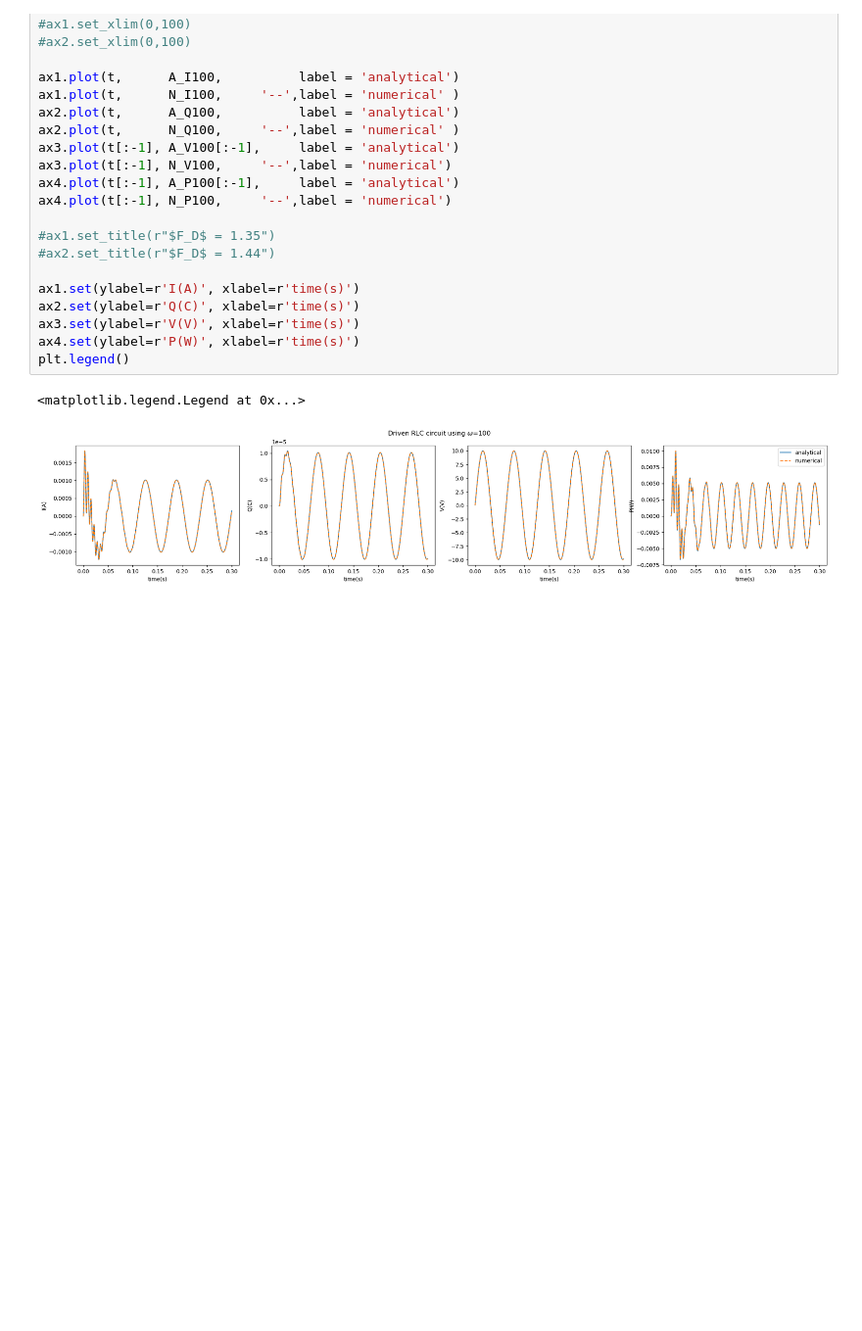
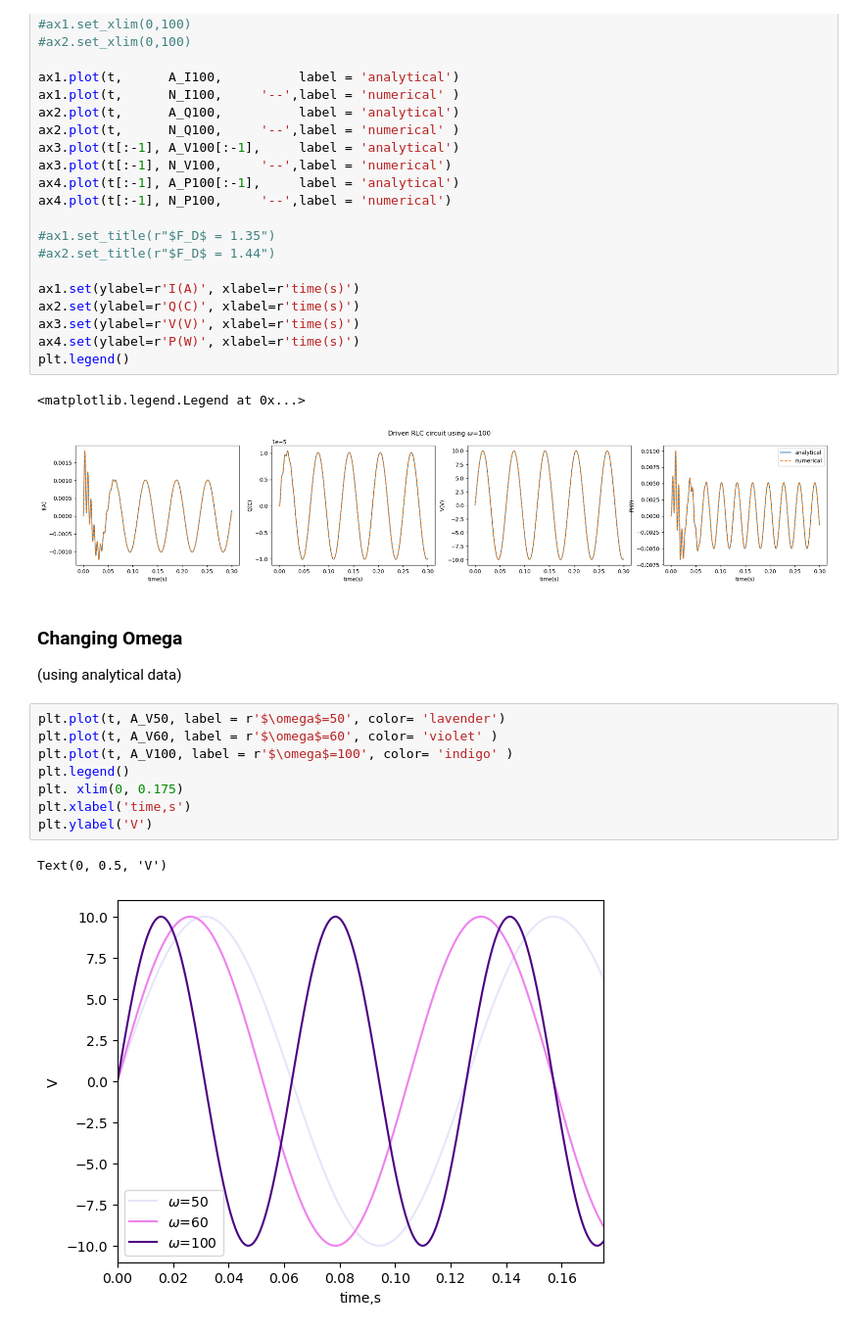
Before and after one commit to Bwimmin/Driven-RLC-Circuit, a Jupyter notebook: Driven RLC Circuit.ipynb, the cells around one changed output. Shown at 98% size. Drawn from its saved outputs; the diff is of its cells as text; blank space fills up the shorter version.

```diff
--- a/Driven RLC Circuit.ipynb
+++ b/Driven RLC Circuit.ipynb
@@ -148,3 +121,17 @@ plt.legend()
 # %% [output]
 <matplotlib.legend.Legend at 0x...>
 [figure]
+# %% [markdown]
+### Changing Omega
+(using analytical data)
+# %%
+plt.plot(t, A_V50, label = r'$\omega$=50', color= 'lavender')
+plt.plot(t, A_V60, label = r'$\omega$=60', color= 'violet' )
+plt.plot(t, A_V100, label = r'$\omega$=100', color= 'indigo' )
+plt.legend()
+plt. xlim(0, 0.175)
+plt.xlabel('time,s')
+plt.ylabel('V')
+# %% [output]
+Text(0, 0.5, 'V')
+[figure, added]
```
Also changed, not shown: parts of 10 cells of this notebook.
